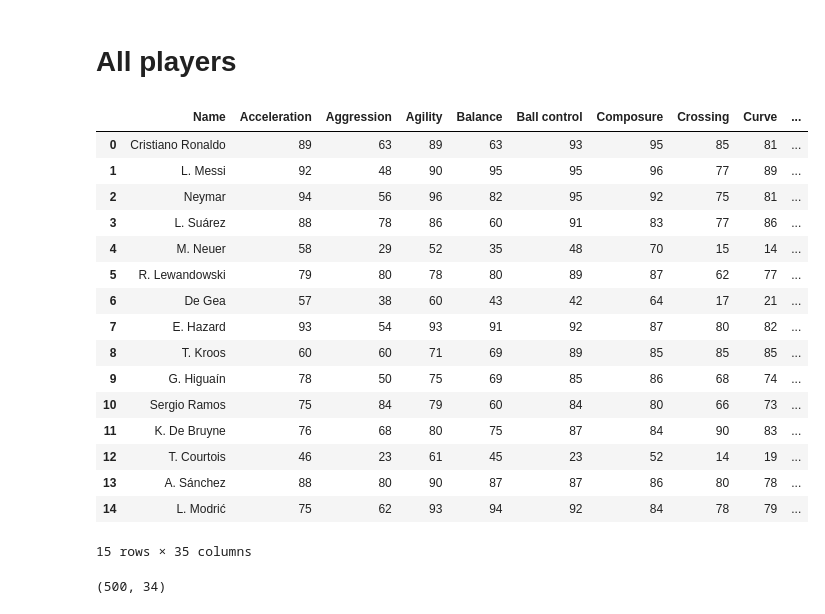
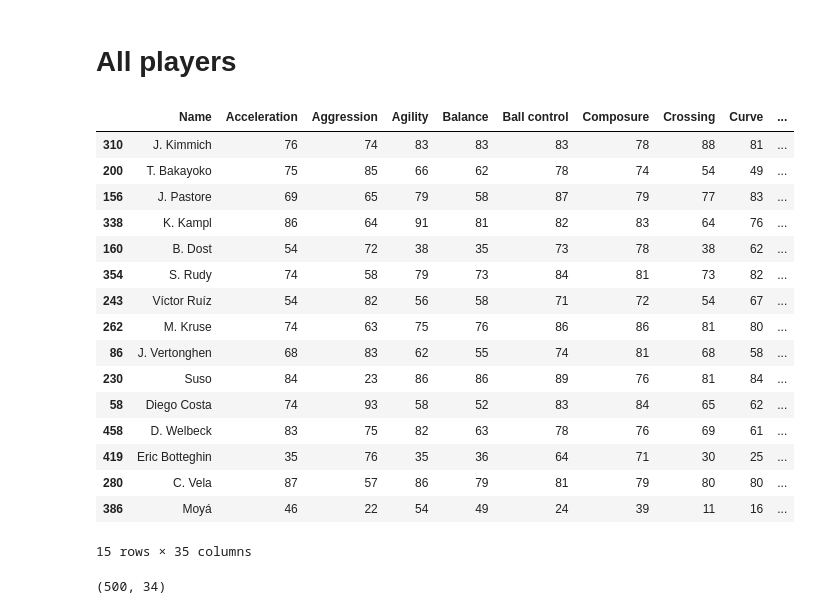
Before and after one commit to adrialuzllompart/fifa-2018, a Jupyter notebook: notebooks/EDA and PCA.ipynb, the cells around one changed output. Cells and saved outputs as stored; diff of their text form; code cells hidden in the pictures.

```diff
--- a/notebooks/EDA and PCA.ipynb
+++ b/notebooks/EDA and PCA.ipynb
@@ -98,3 +98,23 @@ Strength              int64
 Vision                int64
 Volleys               int64
 dtype: object
+# %%
+fifa['Preferred Positions'] = fifa['Preferred Positions'].str.split(' ').apply(lambda x: x[0])
+# %%
+fifa['Preferred Positions'] = fifa['Preferred Positions'].map({
+        'GK': 'GK',
+        'CB': 'D',
+        'ST': 'A',
+        'CM': 'M',
+        'CDM': 'M',
+        'RM': 'M',
+        'LM': 'M',
+        'LB': 'D',
+        'RB': 'D',
+        'CAM': 'M',
+        'RW': 'A',
+        'LW': 'A',
+        'CF': 'A',
+        'LWB': 'D',
+        'RWB': 'D'
+    })
@@ -344,30 +372,31 @@ field_players.loc[(field_players.first_component.between(-3, -2)) &
 # %% [markdown]
 # All players
 # %%
-abilities = fifa.loc[fifa.index >= 100, 'Acceleration':'Volleys'].sample(n=400).copy()
-top_100 = fifa.loc[fifa.index < 100, 'Acceleration':'Volleys'].copy()
-abilities = pd.concat([top_100, abilities])
+abilities = fifa.loc[fifa.index < 500, 'Acceleration':'Volleys'].copy()
+#abilities = fifa.loc[fifa.index >= 100, 'Acceleration':'Volleys'].sample(n=400).copy()
+#top_100 = fifa.loc[fifa.index < 100, 'Acceleration':'Volleys'].copy()
+#abilities = pd.concat([top_100, abilities])
 # %%
 abilities = pd.merge(fifa[['Name']], abilities, left_index=True, right_index=True)
 abilities.sort_index(inplace=True)
-abilities.head(15)
+abilities.sample(n=15)
 # %% [output]
 |  | Name | Acceleration | Aggression | Agility | Balance | Ball control | Composure | Crossing | Curve | ... |
-| 0 | Cristiano Ronaldo | 89 | 63 | 89 | 63 | 93 | 95 | 85 | 81 | ... |
-| 1 | L. Messi | 92 | 48 | 90 | 95 | 95 | 96 | 77 | 89 | ... |
-| 2 | Neymar | 94 | 56 | 96 | 82 | 95 | 92 | 75 | 81 | ... |
-| 3 | L. Suárez | 88 | 78 | 86 | 60 | 91 | 83 | 77 | 86 | ... |
-| 4 | M. Neuer | 58 | 29 | 52 | 35 | 48 | 70 | 15 | 14 | ... |
-| 5 | R. Lewandowski | 79 | 80 | 78 | 80 | 89 | 87 | 62 | 77 | ... |
-| 6 | De Gea | 57 | 38 | 60 | 43 | 42 | 64 | 17 | 21 | ... |
-| 7 | E. Hazard | 93 | 54 | 93 | 91 | 92 | 87 | 80 | 82 | ... |
-| 8 | T. Kroos | 60 | 60 | 71 | 69 | 89 | 85 | 85 | 85 | ... |
-| 9 | G. Higuaín | 78 | 50 | 75 | 69 | 85 | 86 | 68 | 74 | ... |
-| 10 | Sergio Ramos | 75 | 84 | 79 | 60 | 84 | 80 | 66 | 73 | ... |
-| 11 | K. De Bruyne | 76 | 68 | 80 | 75 | 87 | 84 | 90 | 83 | ... |
-| 12 | T. Courtois | 46 | 23 | 61 | 45 | 23 | 52 | 14 | 19 | ... |
-| 13 | A. Sánchez | 88 | 80 | 90 | 87 | 87 | 86 | 80 | 78 | ... |
-| 14 | L. Modrić | 75 | 62 | 93 | 94 | 92 | 84 | 78 | 79 | ... |
+| 310 | J. Kimmich | 76 | 74 | 83 | 83 | 83 | 78 | 88 | 81 | ... |
+| 200 | T. Bakayoko | 75 | 85 | 66 | 62 | 78 | 74 | 54 | 49 | ... |
+| 156 | J. Pastore | 69 | 65 | 79 | 58 | 87 | 79 | 77 | 83 | ... |
+| 338 | K. Kampl | 86 | 64 | 91 | 81 | 82 | 83 | 64 | 76 | ... |
+| 160 | B. Dost | 54 | 72 | 38 | 35 | 73 | 78 | 38 | 62 | ... |
+| 354 | S. Rudy | 74 | 58 | 79 | 73 | 84 | 81 | 73 | 82 | ... |
+| 243 | Víctor Ruíz | 54 | 82 | 56 | 58 | 71 | 72 | 54 | 67 | ... |
+| 262 | M. Kruse | 74 | 63 | 75 | 76 | 86 | 86 | 81 | 80 | ... |
+| 86 | J. Vertonghen | 68 | 83 | 62 | 55 | 74 | 81 | 68 | 58 | ... |
+| 230 | Suso | 84 | 23 | 86 | 86 | 89 | 76 | 81 | 84 | ... |
+| 58 | Diego Costa | 74 | 93 | 58 | 52 | 83 | 84 | 65 | 62 | ... |
+| 458 | D. Welbeck | 83 | 75 | 82 | 63 | 78 | 76 | 69 | 61 | ... |
+| 419 | Eric Botteghin | 35 | 76 | 35 | 36 | 64 | 71 | 30 | 25 | ... |
+| 280 | C. Vela | 87 | 57 | 86 | 79 | 81 | 79 | 80 | 80 | ... |
+| 386 | Moyá | 46 | 22 | 54 | 49 | 24 | 39 | 11 | 16 | ... |
 15 rows × 35 columns
 # %%
 X = abilities.loc[:, 'Acceleration':].copy()
```
Also changed, not shown: parts of 16 cells of this notebook.
